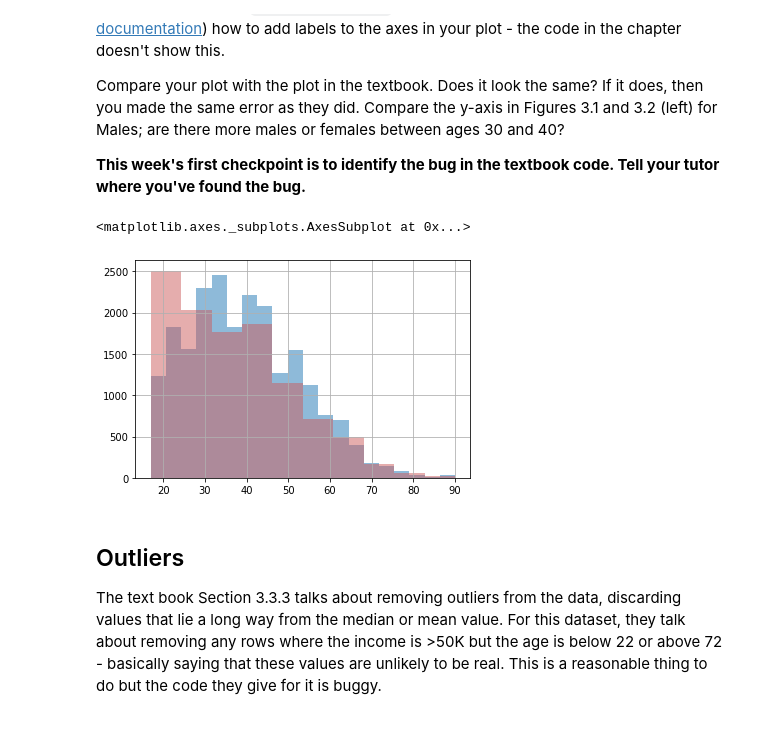
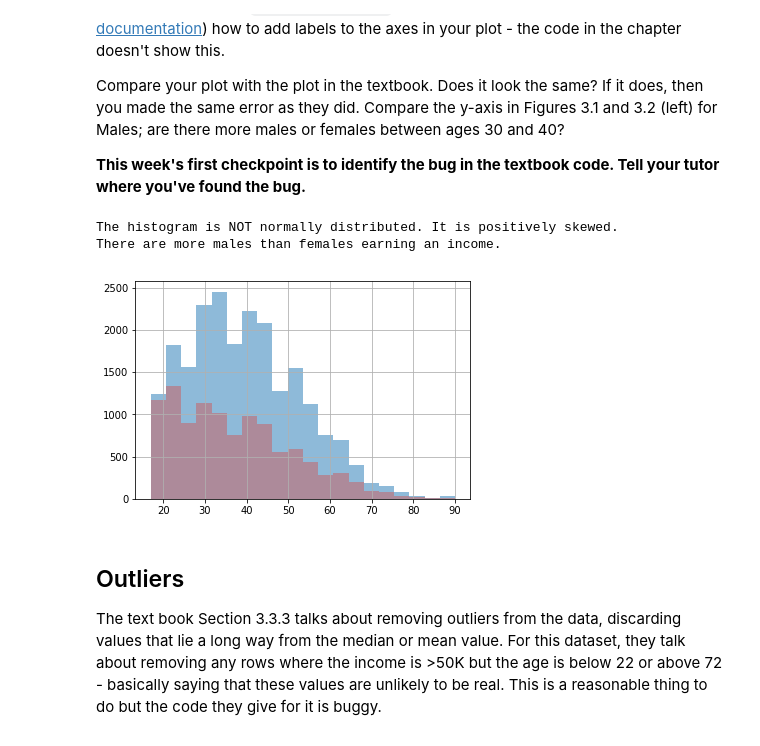
Before and after one commit to N-2-O/COMP2200-practical-workshops-N-2-O, a Jupyter notebook: Workshop Week 3.ipynb, the cells around one changed output. Saved outputs shown, nothing was run; the diff lists cells and outputs as text; code cells hidden in the pictures.

```diff
--- a/Workshop Week 3.ipynb
+++ b/Workshop Week 3.ipynb
@@ -112,12 +163,17 @@ Compare your plot with the plot in the textbook.  Does it look the same? If it d
 # %%
 males_age = males['age']
 females_age = females['age']
 males_age.hist(density = 0, histtype = 'stepfilled', alpha = 0.5, bins = 20)
-females_age.hist(density = 0, histtype = 'stepfilled', alpha = 0.5, color = 'indianred', bins = 10)
+females_age.hist(density = 0, histtype = 'stepfilled', alpha = 0.5, color = 'indianred', bins = 20)
+#males_age.set_xlabel("Age")
+#males_age.set_ylabel("Frequency")
 # your code here
+print("The histogram is NOT normally distributed. It is positively skewed.")
+print("There are more males than females earning an income. ")
 # %% [output]
-<matplotlib.axes._subplots.AxesSubplot at 0x...>
+The histogram is NOT normally distributed. It is positively skewed.
+There are more males than females earning an income.
-[figure, old version]
+[figure, new version]
 # %% [markdown]
 ## Outliers
 
```
Also changed, not shown: parts of 15 cells of this notebook.
